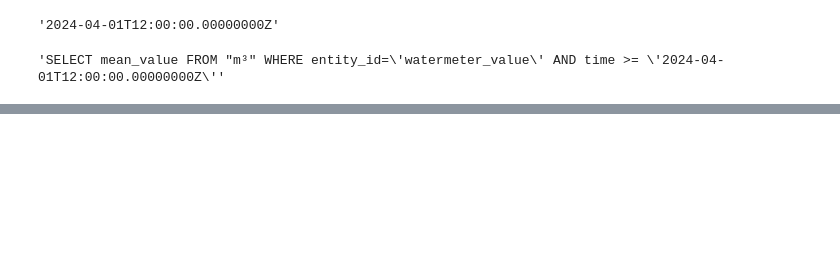
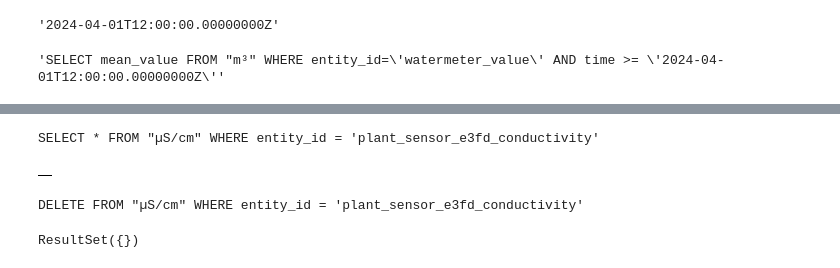
Before and after one commit to munich-ml/InfluxDB, a Jupyter notebook: Connect_with_InfluxDBClient.ipynb, the cells around one changed output, grey strips where cells are left out. Saved outputs shown, nothing was run; the diff lists cells and outputs as text; code cells hidden in the pictures; blank space fills up the shorter version.

```diff
--- a/Connect_with_InfluxDBClient.ipynb
+++ b/Connect_with_InfluxDBClient.ipynb
@@ -145,0 +186,16 @@ pd.DataFrame.from_records(client.query(qstr).get_points()).set_index("time")
+# %%
+unit = "µS/cm"
+entity_id = "plant_sensor_e3fd_conductivity"
+qstr = f"""SELECT * FROM "{unit}" WHERE entity_id = '{entity_id}'"""
+print(qstr)
+pd.DataFrame.from_records(client.query(qstr).get_points())
+# %% [output]
+SELECT * FROM "µS/cm" WHERE entity_id = 'plant_sensor_e3fd_conductivity'
+|  |
+# %%
+qstr = f"""DELETE FROM "{unit}" WHERE entity_id = '{entity_id}'"""
+print(qstr)
+client.query(qstr)
+# %% [output]
+DELETE FROM "µS/cm" WHERE entity_id = 'plant_sensor_e3fd_conductivity'
+ResultSet({})
```
Also changed, not shown: parts of 12 cells of this notebook.
